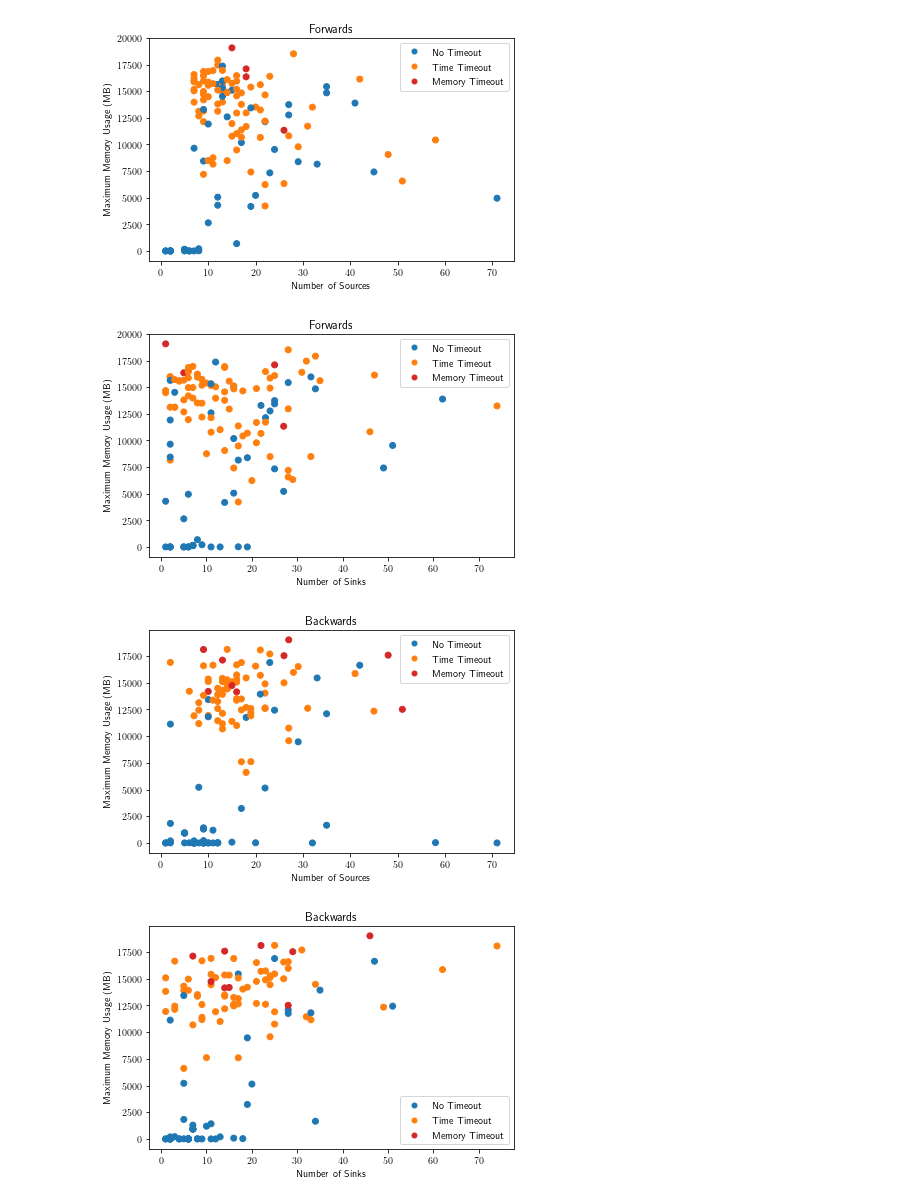
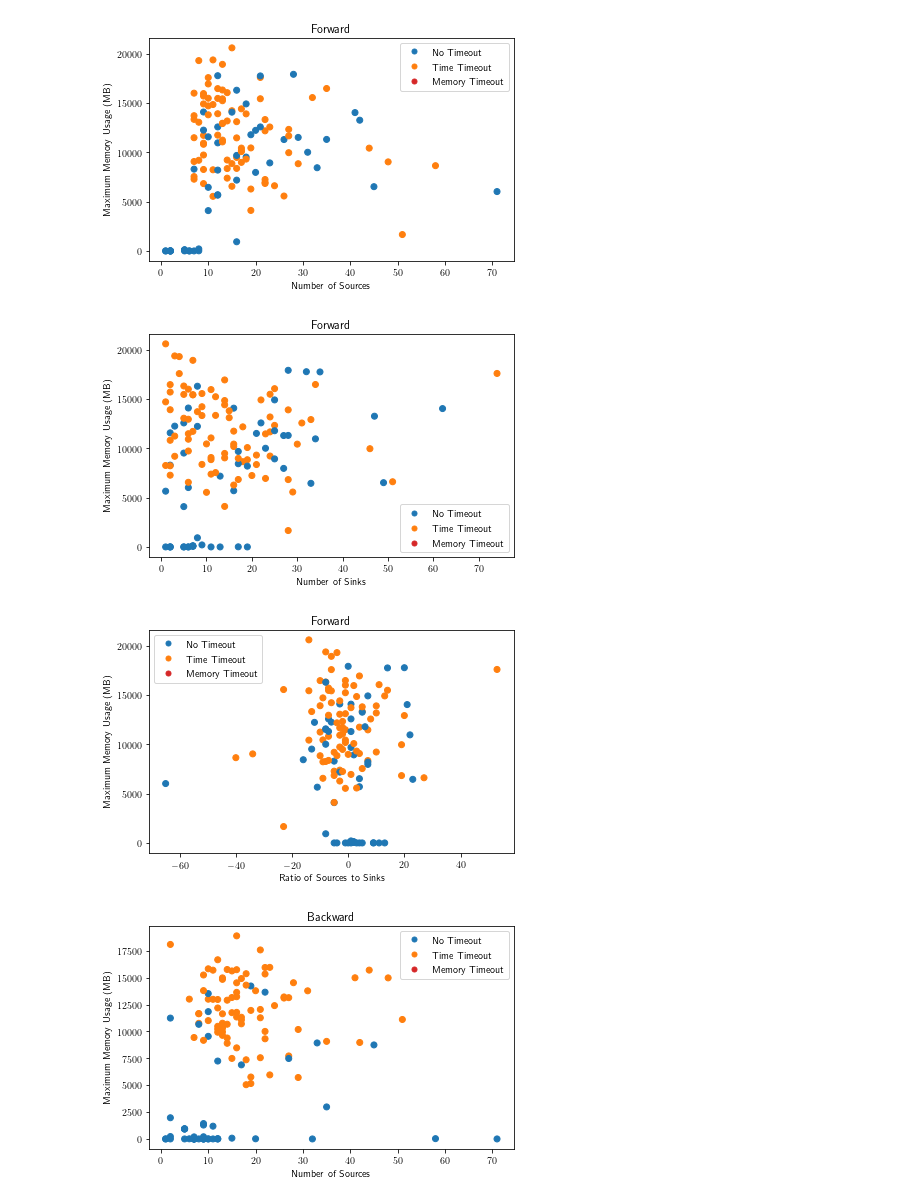
Before and after one commit to t1mlange/bachelor-thesis, a Jupyter notebook: scripts/RealWorld.ipynb, the cells around one changed output. Saved outputs shown, nothing was run; the diff lists cells and outputs as text; code cells hidden in the pictures.

```diff
--- a/scripts/RealWorld.ipynb
+++ b/scripts/RealWorld.ipynb
@@ -622,6 +599,7 @@ handles = [blue_dot, orange_dot, red_dot]
 xsources = []
 xsinks = []
 xstmts = []
+xratio = []
 xclasses = []
 xmethods = []
 xcg = []
@@ -632,21 +610,23 @@ cfw = []
 databw = []
 cbw = []
 for name, app in apps.items():
-    if not app.isTimeValid():
+    if not app.isMemValid():
         continue
-    for run in app.runs:
-        if run.direction == Direction.Forwards:
+
+    for run in app.runsSMP:
+        if run.direction == Direction.ForwardsSMP:
             datafw.append(run.maxMemPrecise)
             xsources.append(app.sources)
             xsinks.append(app.sinks)
             xstmts.append(app.statements)
+            xratio.append(app.sinks - app.sources)
             xclasses.append(app.classes)
             xmethods.append(app.methods)
             xcg.append(app.cgsize)
             c = runToColor(run)
             cfw.append(runToColor(run))
             xedgesfw.append(run.absCountInfoflow + run.absCountAlias)
-        elif run.direction == Direction.Backwards:
+        elif run.direction == Direction.BackwardsSMP:
             databw.append(run.maxMemPrecise)
             cbw.append(runToColor(run))
             xedgesbw.append(run.absCountInfoflow + run.absCountAlias)
@@ -656,7 +636,7 @@ plt.figure()
 plt.scatter(xsources, datafw, c=cfw)
 plt.xlabel("Number of Sources")
 plt.ylabel("Maximum Memory Usage (MB)")
-plt.title("Forwards")
+plt.title("Forward")
 plt.legend(handles=handles)
 plt.tight_layout()
 plt.savefig(FIG_PATH + "fw_maxmem-sources.pgf")
@@ -664,16 +644,24 @@ plt.figure()
 plt.scatter(xsinks, datafw, c=cfw)
 plt.xlabel("Number of Sinks")
 plt.ylabel("Maximum Memory Usage (MB)")
-plt.title("Forwards")
+plt.title("Forward")
 plt.legend(handles=handles)
 plt.tight_layout()
 plt.savefig(FIG_PATH + "fw_maxmem-sinks.pgf")
+plt.figure()
+plt.scatter(xratio, datafw, c=cfw)
+plt.xlabel("Ratio of Sources to Sinks")
+plt.ylabel("Maximum Memory Usage (MB)")
+plt.title("Forward")
+plt.legend(handles=handles)
+plt.tight_layout()
+plt.savefig(FIG_PATH + "fw_maxmem-ssratio.pgf")
 
 plt.figure()
 plt.scatter(xsources, databw, c=cbw)
 plt.xlabel("Number of Sources")
 plt.ylabel("Maximum Memory Usage (MB)")
-plt.title("Backwards")
+plt.title("Backward")
 plt.legend(handles=handles)
 plt.tight_layout()
 plt.savefig(FIG_PATH + "bw_maxmem-sources.pgf")
@@ -681,16 +669,24 @@ plt.figure()
 plt.scatter(xsinks, databw, c=cbw)
 plt.xlabel("Number of Sinks")
 plt.ylabel("Maximum Memory Usage (MB)")
-plt.title("Backwards")
+plt.title("Backward")
 plt.legend(handles=handles)
 plt.tight_layout()
 plt.savefig(FIG_PATH + "bw_maxmem-sinks.pgf")
+plt.figure()
+plt.scatter(xratio, databw, c=cbw)
+plt.xlabel("Ratio of Sources to Sinks")
+plt.ylabel("Maximum Memory Usage (MB)")
+plt.title("Forward")
+plt.legend(handles=handles)
+plt.tight_layout()
+plt.savefig(FIG_PATH + "bw_maxmem-ssratio.pgf")
 
 plt.figure()
 plt.scatter(xstmts, datafw, c=cfw)
 plt.xlabel("Statements")
 plt.ylabel("Maximum Memory Usage (MB)")
-plt.title("Forwards")
+plt.title("Forward")
 plt.legend(handles=handles)
 plt.tight_layout()
 plt.savefig(FIG_PATH + "fw_maxmem-statements.pgf")
@@ -698,7 +694,7 @@ plt.figure()
 plt.scatter(xmethods, datafw, c=cfw)
 plt.xlabel("Methods")
 plt.ylabel("Maximum Memory Usage (MB)")
-plt.title("Forwards")
+plt.title("Forward")
 plt.legend(handles=handles)
 plt.tight_layout()
 plt.savefig(FIG_PATH + "fw_maxmem-methods.pgf")
@@ -706,7 +702,7 @@ plt.figure()
 plt.scatter(xclasses, datafw, c=cfw)
 plt.xlabel("Classes")
 plt.ylabel("Maximum Memory Usage (MB)")
-plt.title("Forwards")
+plt.title("Forward")
 plt.legend(handles=handles)
 plt.tight_layout()
 plt.savefig(FIG_PATH + "fw_maxmem-classes.pgf")
@@ -714,7 +710,7 @@ plt.figure()
 plt.scatter(xcg, datafw, c=cfw)
 plt.xlabel("Callgraph Size")
 plt.ylabel("Maximum Memory Usage (MB)")
-plt.title("Forwards")
+plt.title("Forward")
 plt.legend(handles=handles)
 plt.tight_layout()
 plt.savefig(FIG_PATH + "fw_maxmem-cg.pgf")
@@ -722,7 +718,7 @@ plt.figure()
 plt.scatter(xstmts, databw, c=cbw)
 plt.xlabel("Statements")
 plt.ylabel("Maximum Memory Usage (MB)")
-plt.title("Backwards")
+plt.title("Backward")
 plt.legend(handles=handles)
 plt.tight_layout()
 plt.savefig(FIG_PATH + "bw_maxmem-statements.pgf")
@@ -730,7 +726,7 @@ plt.figure()
 plt.scatter(xmethods, databw, c=cbw)
 plt.xlabel("Methods")
 plt.ylabel("Maximum Memory Usage (MB)")
-plt.title("Backwards")
+plt.title("Backward")
 plt.legend(handles=handles)
 plt.tight_layout()
 plt.savefig(FIG_PATH + "bw_maxmem-methods.pgf")
@@ -738,42 +734,42 @@ plt.figure()
 plt.scatter(xclasses, databw, c=cbw)
 plt.xlabel("Classes")
 plt.ylabel("Maximum Memory Usage (MB)")
-plt.title("Backwards")
+plt.title("Backward")
 plt.legend(handles=handles)
 plt.tight_layout()
 plt.savefig(FIG_PATH + "bw_maxmem-classes.pgf")
 plt.figure()
 plt.scatter(xcg, databw, c=cbw)
 plt.xlabel("Callgraph Size")
 plt.ylabel("Maximum Memory Usage (MB)")
-plt.title("Backwards")
+plt.title("Backward")
 plt.legend(handles=handles)
 plt.tight_layout()
 plt.savefig(FIG_PATH + "bw_maxmem-cg.pgf")
 
 edgeMax = np.max(xedgesbw)
 scale = np.arange(0, (round(edgeMax/10**7)+1) * 10**7, 10**7)
 plt.figure()
 plt.scatter(xedgesfw, datafw, c=cfw)
 plt.xticks(scale)
 plt.xlabel("Edge Count")
 plt.ylabel("Maximum Memory Usage (MB)")
-plt.title("Forwards")
+plt.title("Forward")
 plt.legend(handles=handles)
 plt.tight_layout()
 plt.savefig(FIG_PATH + "fw_maxmem-edges.pgf")
 
 plt.figure()
 plt.scatter(xedgesbw, databw, c=cbw)
 plt.xticks(scale)
 plt.xlabel("Edge Count")
 plt.ylabel("Maximum Memory Usage (MB)")
-plt.title("Backwards")
+plt.title("Backward")
 plt.legend(handles=handles)
 plt.tight_layout()
 plt.savefig(FIG_PATH + "bw_maxmem-edges.pgf")
 # %% [output]
-[figure, old version]
+[figure, new version]
-[figure, old version]
+[figure, new version]
-[figure, old version]
+[figure, new version]
-[figure, old version]
+[figure, new version]
```
Also changed, not shown: parts of 7 cells of this notebook, 37 other files.
